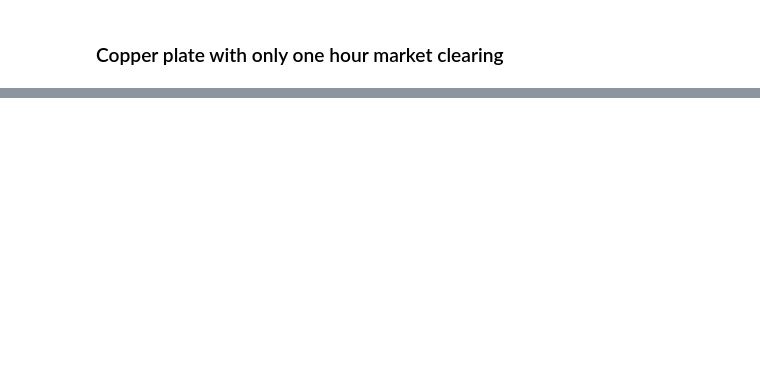
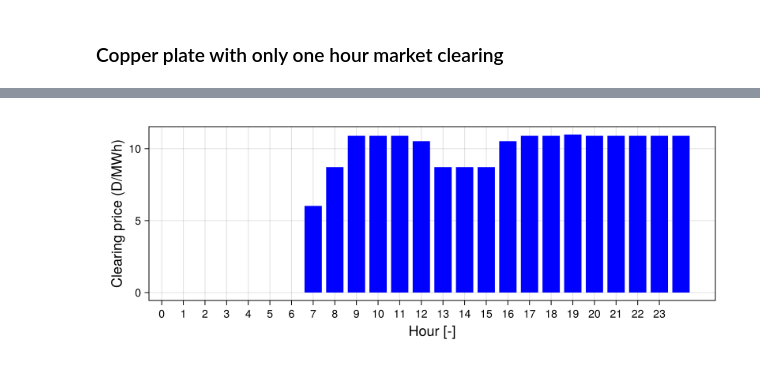
Before and after one commit to langestefan/DTUElectricityMarkets2025, a Jupyter notebook: assignment1/assignment1.ipynb, the cells around one changed output, grey strips where cells are left out. Cells and saved outputs as stored; diff of their text form; code cells hidden in the pictures; blank space fills up the shorter version.

```diff
--- a/assignment1/assignment1.ipynb
+++ b/assignment1/assignment1.ipynb
@@ -243,0 +324,10 @@ A JuMP Model
+# %%
+model_s, results = market_clearing(1:24;
+    generation_wind=generation_wind,
+    generation_fixed=generation_fixed,
+    demands=demands,
+    network=network,
+    demand_prices=demand_prices,
+    storage=true,
+)
+@info "Total social welfare with storage: $(sum(results[:system].SW))"
@@ -243,0 +339,4 @@ A JuMP Model
+# %%
+plot_value(model_s, :CP; ylabel="Clearing price (D/MWh)")
+# %% [output]
+[figure, added]
```
Also changed, not shown: parts of 16 cells of this notebook, 6 other files.
